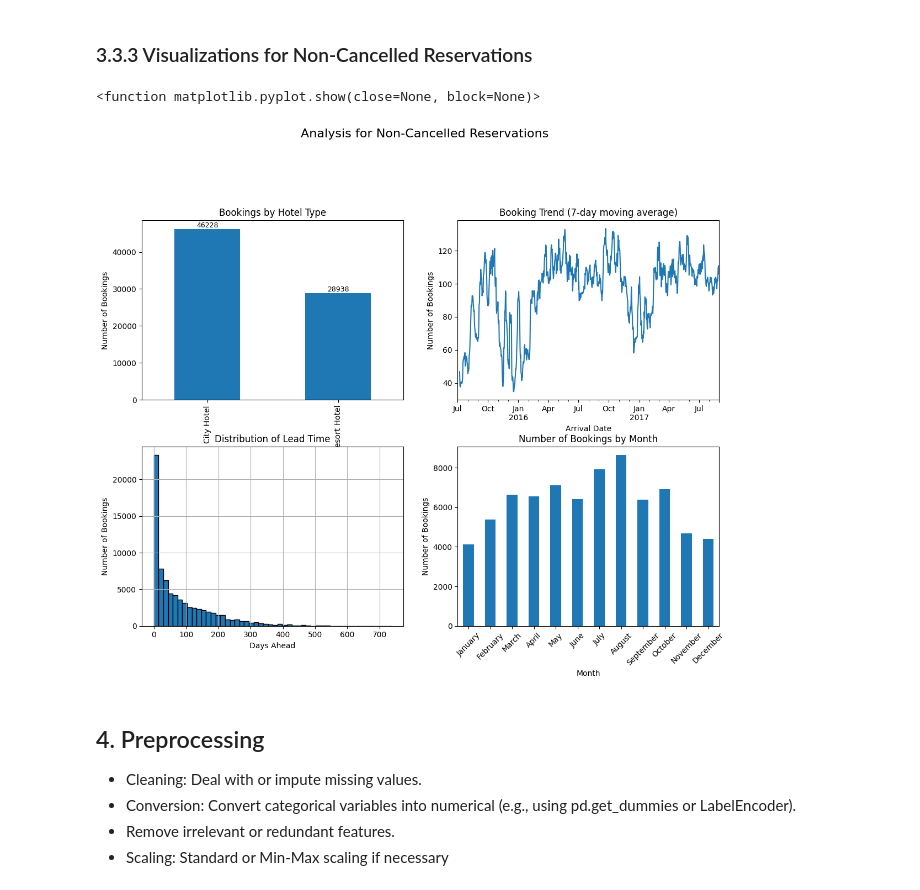
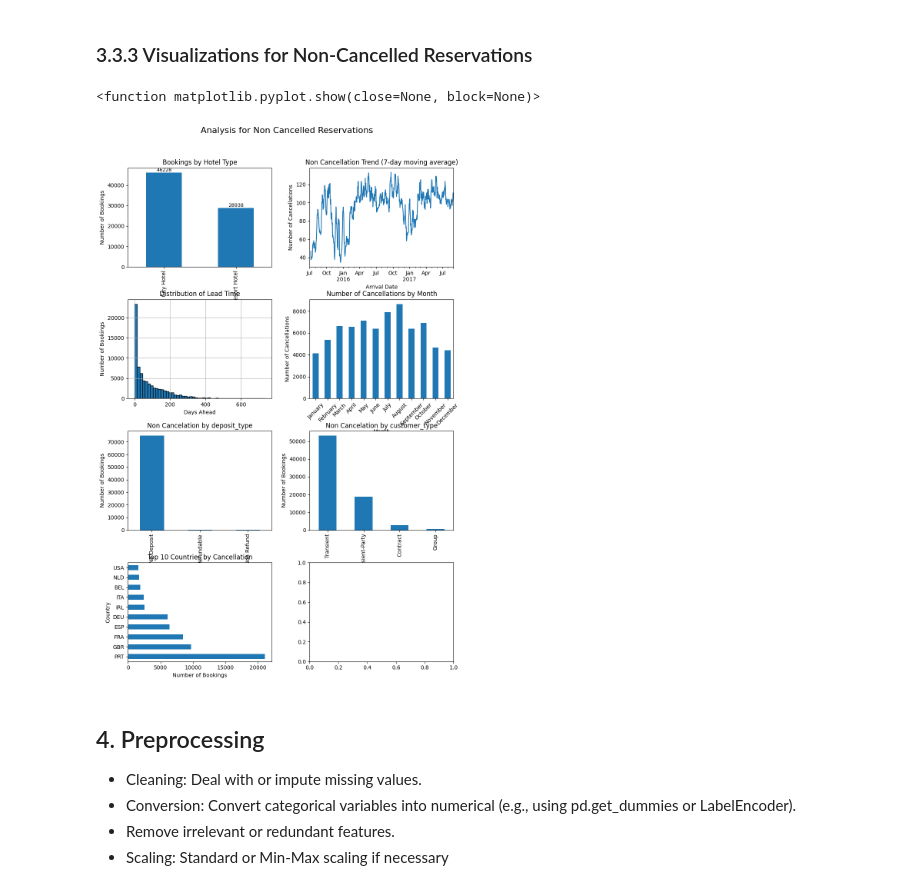
Before and after one commit to gsesa/ML_exercise, a Jupyter notebook: hotel-booking-data-analysis.ipynb, the cells around one changed output. Saved outputs shown, nothing was run; the diff lists cells and outputs as text; code cells hidden in the pictures.

```diff
--- a/hotel-booking-data-analysis.ipynb
+++ b/hotel-booking-data-analysis.ipynb
@@ -168,42 +185,61 @@ plt.show()
 # %% [markdown]
 ### 3.3.3 Visualizations for Non-Cancelled Reservations
 # %%
-# Filter the dataframe for non-cancelled reservations
+# Filter the dataframe for cancelled reservations
 df_not_cancelled = df_hotel_booking[df_hotel_booking['is_canceled'] == 0]
 
-# Set up the subplots layout for non-cancelled reservations
-fig, axes = plt.subplots(nrows=2, ncols=2, figsize=(12, 10))
-fig.suptitle('Analysis for Non-Cancelled Reservations', fontsize=16)
-fig.tight_layout(pad=4.0, rect=[0, 0, 1, 0.95])  # Adjust spacing
+# Set up the subplots layout for cancelled reservations
+fig, axes = plt.subplots(nrows=4, ncols=2, figsize=(10, 15))
+fig.suptitle('Analysis for Non Cancelled Reservations', fontsize=16)
+fig.tight_layout(pad=4.0, rect=[0, 0, 1, 1])  # Adjust spacing
 
 # Distribution by hotel type
 df_not_cancelled['hotel'].value_counts().plot(kind='bar', ax=axes[0,0], title='Bookings by Hotel Type')
 axes[0,0].set_xlabel('Hotel Type')
 axes[0,0].set_ylabel('Number of Bookings')
+
 for i, v in enumerate(df_not_cancelled['hotel'].value_counts()):
     axes[0,0].text(i, v + 10, int(v), ha='center', va='bottom', fontsize=9)
 
-# Trend of non-cancellations over time
-df_not_cancelled.groupby(['arrival_date'])['is_canceled'].count().rolling(window=7).mean().plot(ax=axes[0,1], title='Booking Trend (7-day moving average)')
+# Trend of cancellations over time
+df_not_cancelled.groupby(['arrival_date'])['is_canceled'].count().rolling(window=7).mean().plot(ax=axes[0,1], title='Non Cancellation Trend (7-day moving average)')
 axes[0,1].set_xlabel('Arrival Date')
-axes[0,1].set_ylabel('Number of Bookings')
+axes[0,1].set_ylabel('Number of Cancellations')
 
 # Distribution of lead time
 df_not_cancelled['lead_time'].hist(bins=50, edgecolor='black', ax=axes[1,0])
 axes[1,0].set_title('Distribution of Lead Time')
 axes[1,0].set_xlabel('Days Ahead')
 axes[1,0].set_ylabel('Number of Bookings')
 
 # Bookings per month
-df_not_cancelled['arrival_date_month'].value_counts().reindex(['January', 'February', 'March', 'April', 'May', 'June', 'July', 'August', 'September', 'October', 'November', 'December']).plot(kind='bar', ax=axes[1,1], title='Number of Bookings by Month')
+df_not_cancelled['arrival_date_month'].value_counts().reindex(['January', 'February', 'March', 'April', 'May', 'June', 'July', 'August', 'September', 'October', 'November', 'December']).plot(kind='bar', ax=axes[1,1], title='Number of Cancellations by Month')
 axes[1,1].set_xlabel('Month')
-axes[1,1].set_ylabel('Number of Bookings')
+axes[1,1].set_ylabel('Number of Cancellations')
 axes[1,1].tick_params(axis='x', rotation=45)
 
+
+# Bookings per deposit_type
+df_not_cancelled['deposit_type'].value_counts().plot(kind='bar', ax=axes[2,0], title='Non Cancelation by deposit_type')
+axes[2,0].set_xlabel('deposit_type')
+axes[2,0].set_ylabel('Number of Bookings')
+
+
+# Bookings per customer_type
+df_not_cancelled['customer_type'].value_counts().plot(kind='bar', ax=axes[2,1], title='Non Cancelation by customer_type')
+axes[2,1].set_xlabel('customer_type')
+axes[2,1].set_ylabel('Number of Bookings')
+
+
+df_not_cancelled['country'].value_counts().head(10).plot(kind='barh', ax=axes[3,0], title='Top 10 Countries by Cancellation')
+axes[3,0].set_ylabel('Country')
+axes[3,0].set_xlabel('Number of Bookings')
+
+
 plt.show
 # %% [output]
 <function matplotlib.pyplot.show(close=None, block=None)>
-[figure, old version]
+[figure, new version]
 # %% [markdown]
 ## 4. Preprocessing
 
```
Also changed, not shown: parts of 1 cell of this notebook.
